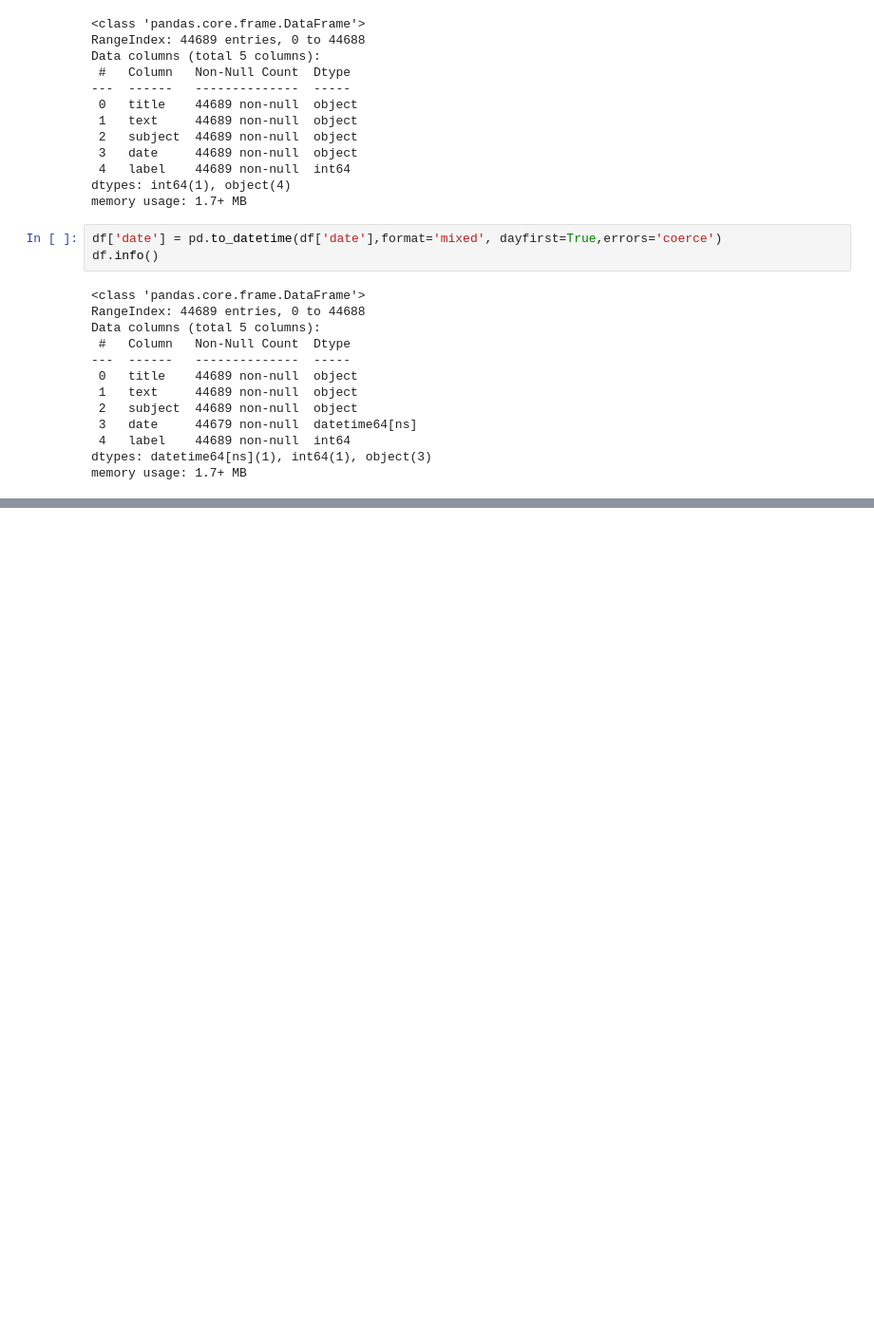
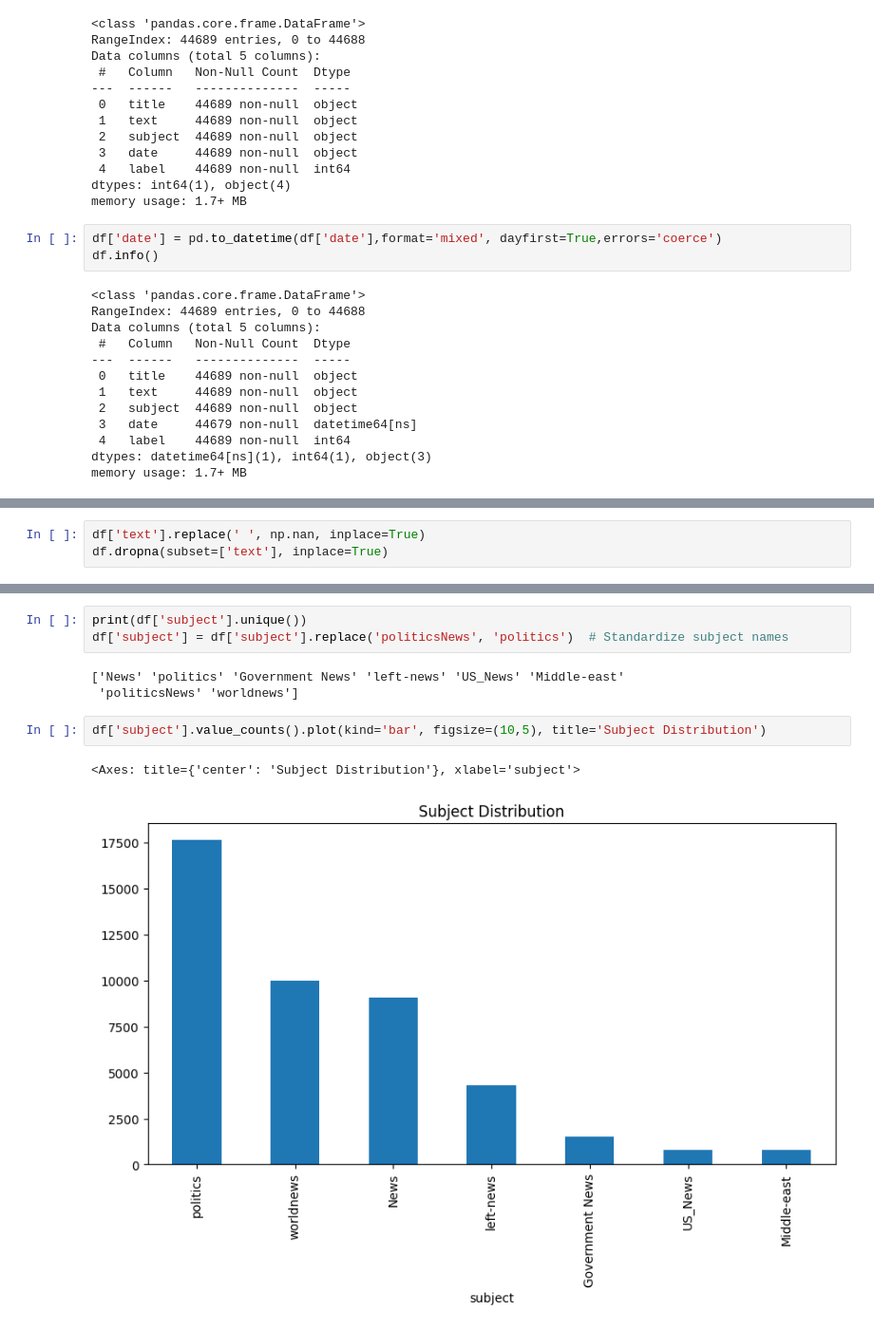
Before and after one commit to nedatrifkovic/fake-news-nlp, a Jupyter notebook: notebooks/eda.ipynb, the cells around one changed output, grey strips where cells are left out. Shown at 95% size. Drawn from its saved outputs; the diff is of its cells as text; blank space fills up the shorter version.

```diff
--- a/notebooks/eda.ipynb
+++ b/notebooks/eda.ipynb
@@ -109,0 +133,3 @@ memory usage: 1.7+ MB
+# %%
+df['text'].replace(' ', np.nan, inplace=True)
+df.dropna(subset=['text'], inplace=True)
@@ -109,0 +143,11 @@ memory usage: 1.7+ MB
+# %%
+print(df['subject'].unique())
+df['subject'] = df['subject'].replace('politicsNews', 'politics')  # Standardize subject names
+# %% [output]
+['News' 'politics' 'Government News' 'left-news' 'US_News' 'Middle-east'
+ 'politicsNews' 'worldnews']
+# %%
+df['subject'].value_counts().plot(kind='bar', figsize=(10,5), title='Subject Distribution')
+# %% [output]
+<Axes: title={'center': 'Subject Distribution'}, xlabel='subject'>
+[figure, added]
```
Also changed, not shown: parts of 10 cells of this notebook, 10 other files.
